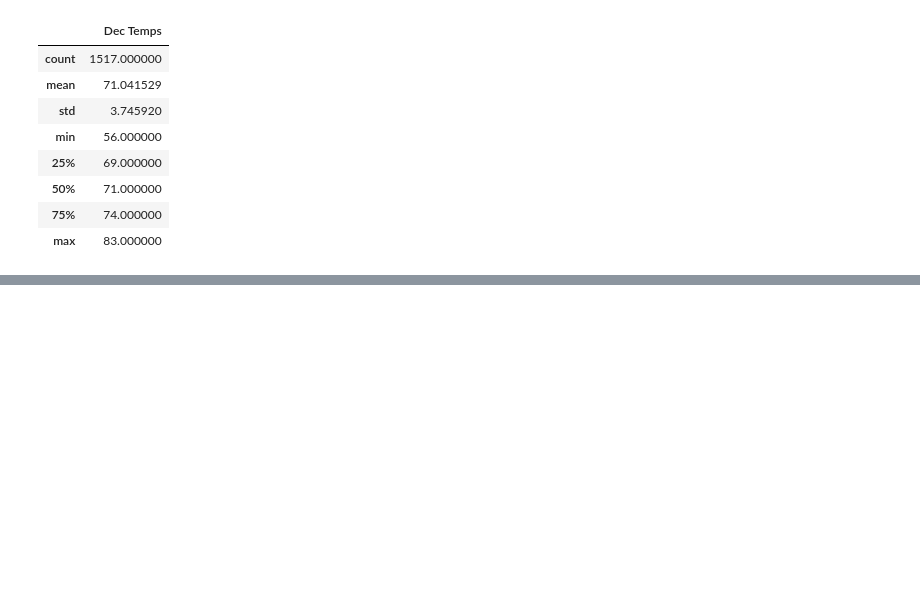
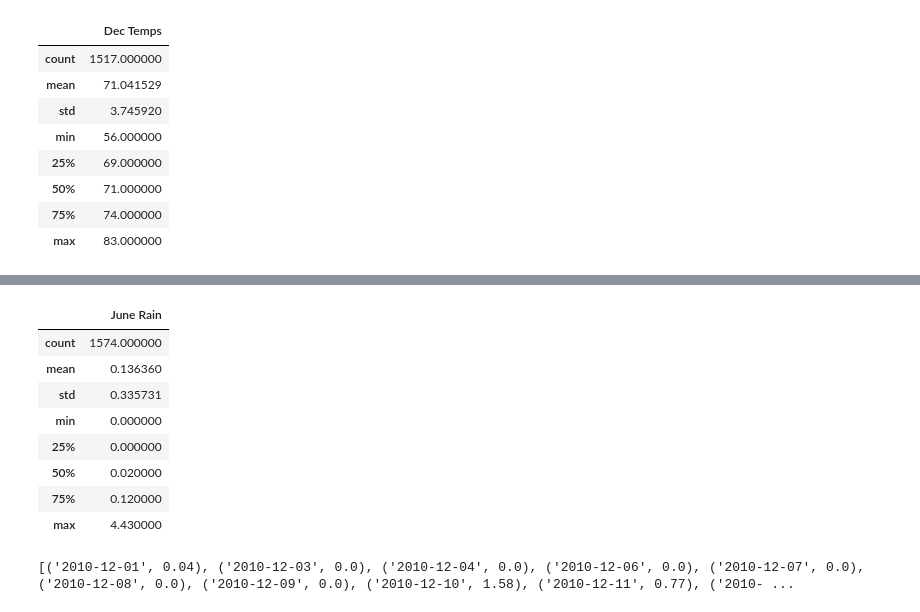
Before and after one commit to julianneitliong/surfs_up, a Jupyter notebook: SurfsUp_Challenge.ipynb, the cells around one changed output, grey strips where cells are left out. Cells and saved outputs as stored; diff of their text form; code cells hidden in the pictures; blank space fills up the shorter version.

```diff
--- a/SurfsUp_Challenge.ipynb
+++ b/SurfsUp_Challenge.ipynb
@@ -166,0 +218,18 @@ dec_df.describe()
+# %%
+june_rain_df.describe()
+# %% [output]
+|  | June Rain |
+| count | 1574.000000 |
+| mean | 0.136360 |
+| std | 0.335731 |
+| min | 0.000000 |
+| 25% | 0.000000 |
+| 50% | 0.020000 |
+| 75% | 0.120000 |
+| max | 4.430000 |
+# %%
+dec_rain = session.query(Measurement.date, Measurement.prcp).filter(extract("month", Measurement.date) == "12").all()
+
+print(dec_rain)
+# %% [output]
+[('2010-12-01', 0.04), ('2010-12-03', 0.0), ('2010-12-04', 0.0), ('2010-12-06', 0.0), ('2010-12-07', 0.0), ('2010-12-08', 0.0), ('2010-12-09', 0.0), ('2010-12-10', 1.58), ('2010-12-11', 0.77), ('2010- ...
```
Also changed, not shown: parts of 7 cells of this notebook.
